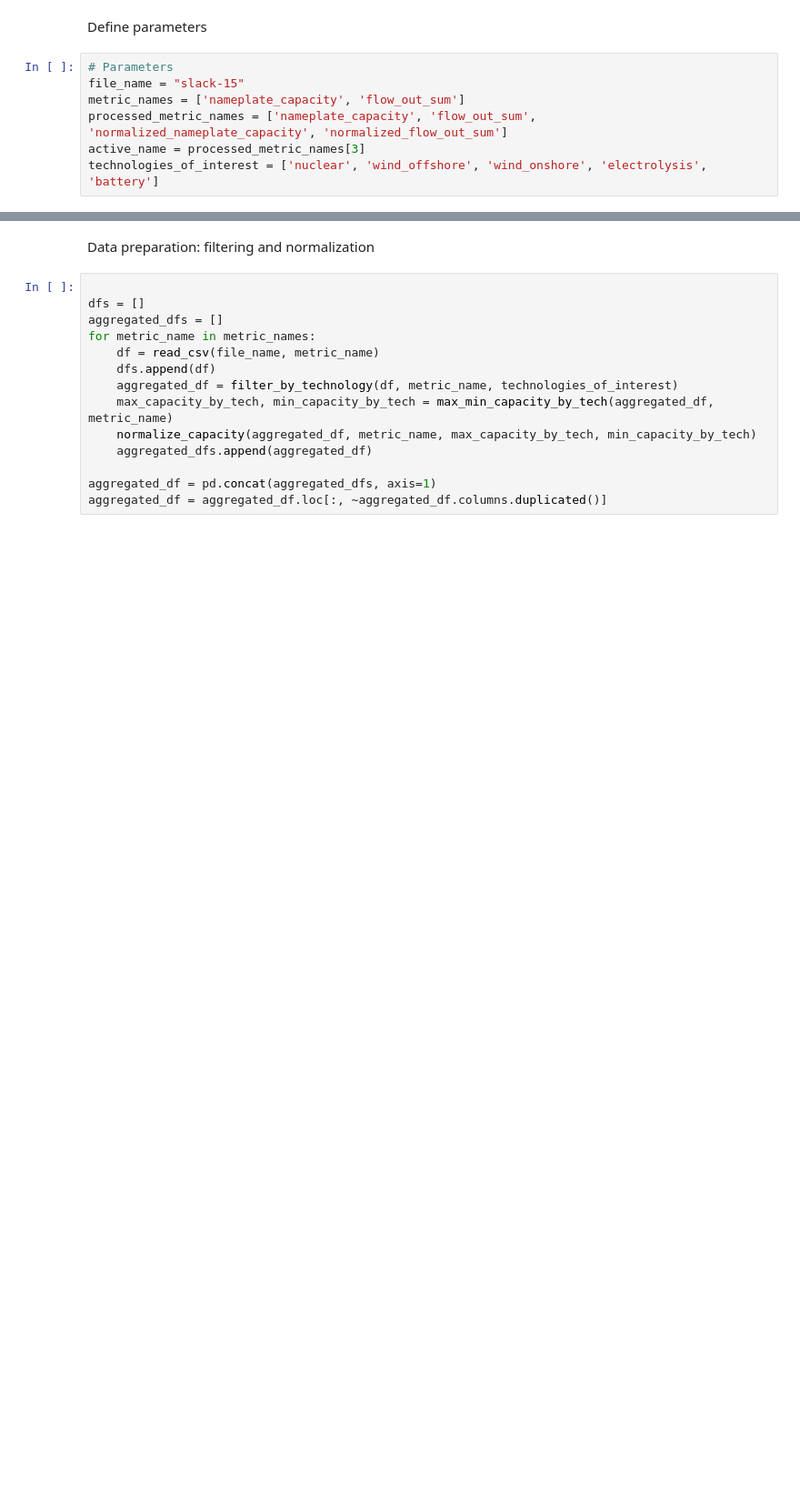
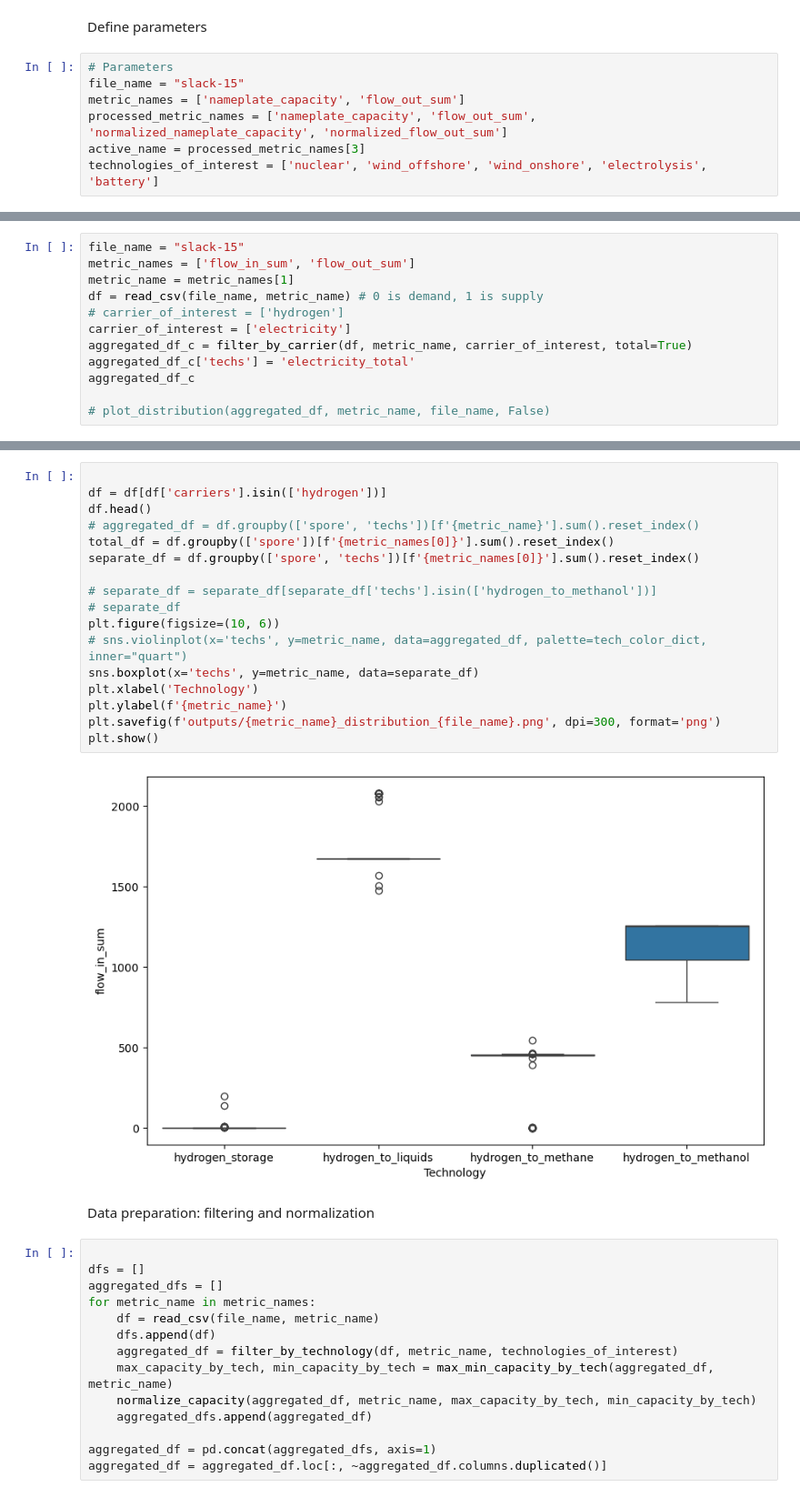
Before and after one commit to gnawin/mgaPlots, a Jupyter notebook: plot.ipynb, the cells around one changed output, grey strips where cells are left out. Shown: that part at 91% size. Cells and saved outputs as stored; diff of their text form; blank space fills up the shorter version.

Commit message:
Add functions to check carrier specifics

```diff
--- a/plot.ipynb
+++ b/plot.ipynb
@@ -115,0 +123,12 @@ technologies_of_interest = ['nuclear', 'wind_offshore', 'wind_onshore', 'electro
+# %%
+file_name = "slack-15"
+metric_names = ['flow_in_sum', 'flow_out_sum']
+metric_name = metric_names[1]
+df = read_csv(file_name, metric_name) # 0 is demand, 1 is supply
+# carrier_of_interest = ['hydrogen']
+carrier_of_interest = ['electricity']
+aggregated_df_c = filter_by_carrier(df, metric_name, carrier_of_interest, total=True)
+aggregated_df_c['techs'] = 'electricity_total'
+aggregated_df_c
+
+# plot_distribution(aggregated_df, metric_name, file_name, False)
@@ -116,3 +176,22 @@ technologies_of_interest = ['nuclear', 'wind_offshore', 'wind_onshore', 'electro
+# %%
+
+df = df[df['carriers'].isin(['hydrogen'])]
+df.head()
+# aggregated_df = df.groupby(['spore', 'techs'])[f'{metric_name}'].sum().reset_index()
+total_df = df.groupby(['spore'])[f'{metric_names[0]}'].sum().reset_index()
+separate_df = df.groupby(['spore', 'techs'])[f'{metric_names[0]}'].sum().reset_index()
+
+# separate_df = separate_df[separate_df['techs'].isin(['hydrogen_to_methanol'])]
+# separate_df
+plt.figure(figsize=(10, 6))
+# sns.violinplot(x='techs', y=metric_name, data=aggregated_df, palette=tech_color_dict, inner="quart")
+sns.boxplot(x='techs', y=metric_name, data=separate_df)
+plt.xlabel('Technology')
+plt.ylabel(f'{metric_name}')
+plt.savefig(f'outputs/{metric_name}_distribution_{file_name}.png', dpi=300, format='png')
+plt.show()
+# %% [output]
+[figure, added]
 # %% [markdown]
 Data preparation: filtering and normalization
 # %%
```
Also changed, not shown: parts of 4 cells of this notebook, 1 other file.
